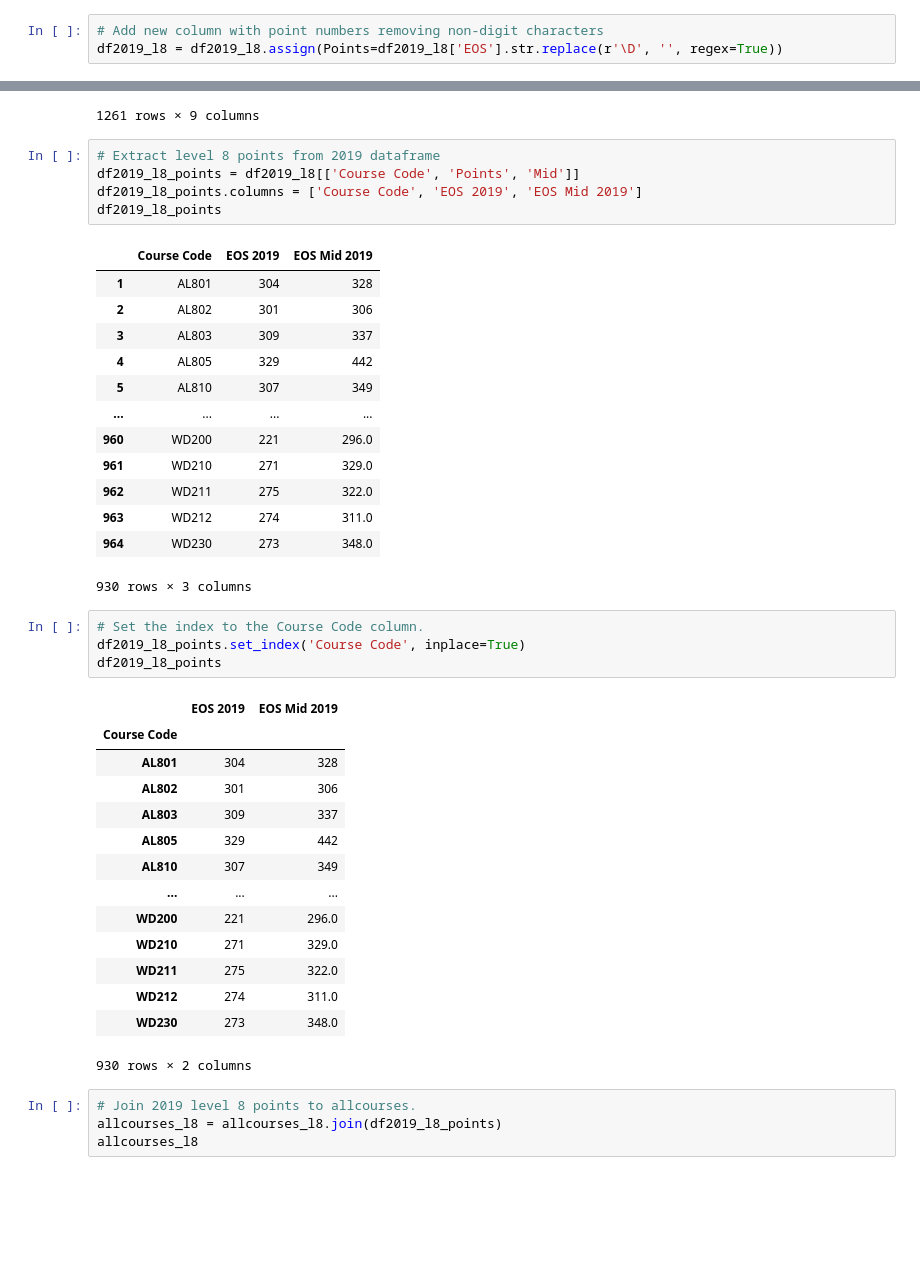
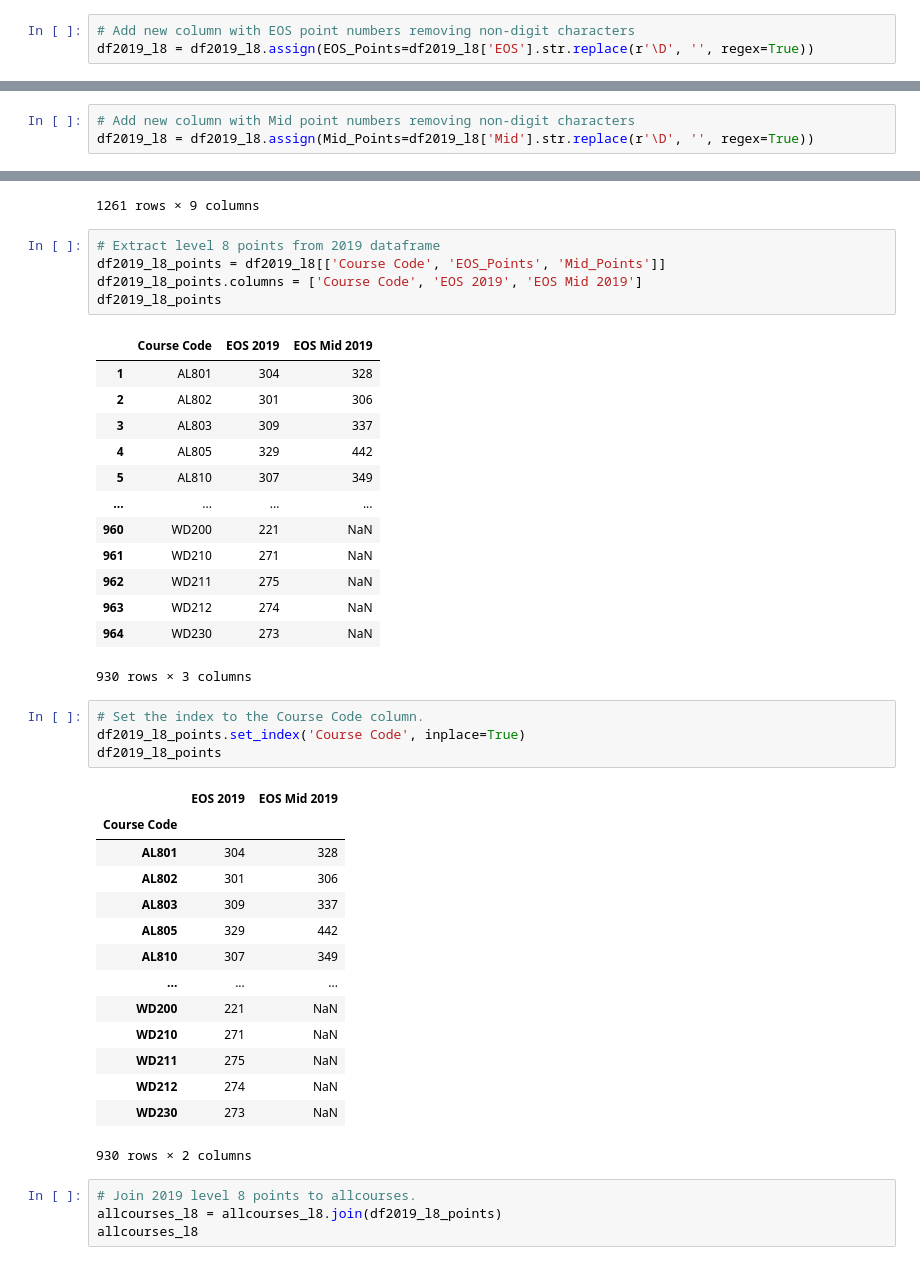
Before and after one commit to andrewjscott/Fundamentals-of-Data-Analysis-Assignment, a Jupyter notebook: cao.ipynb, the cells around one changed output, grey strips where cells are left out. Saved outputs shown, nothing was run; the diff lists cells and outputs as text; blank space fills up the shorter version.

Commit message:
Adding new excel 2021 EOS/Mid points, Mid points from 2019/2018

```diff
--- a/cao.ipynb
+++ b/cao.ipynb
@@ -908,5 +908,5 @@ df2019_l8_aqa
 # %% [output]
 |  | index | Course Code | Course Title | EOS | Mid |
 # %%
-# Add new column with point numbers removing non-digit characters
-df2019_l8 = df2019_l8.assign(Points=df2019_l8['EOS'].str.replace(r'\D', '', regex=True))
+# Add new column with EOS point numbers removing non-digit characters
+df2019_l8 = df2019_l8.assign(EOS_Points=df2019_l8['EOS'].str.replace(r'\D', '', regex=True))
@@ -928,0 +913,3 @@ df2019_l8
+# %%
+# Add new column with Mid point numbers removing non-digit characters
+df2019_l8 = df2019_l8.assign(Mid_Points=df2019_l8['Mid'].str.replace(r'\D', '', regex=True))
@@ -1654,22 +1666,22 @@ allcourses_l8
 1261 rows × 9 columns
 # %%
 # Extract level 8 points from 2019 dataframe
-df2019_l8_points = df2019_l8[['Course Code', 'Points', 'Mid']]
+df2019_l8_points = df2019_l8[['Course Code', 'EOS_Points', 'Mid_Points']]
 df2019_l8_points.columns = ['Course Code', 'EOS 2019', 'EOS Mid 2019']
 df2019_l8_points
 # %% [output]
 |  | Course Code | EOS 2019 | EOS Mid 2019 |
 | 1 | AL801 | 304 | 328 |
 | 2 | AL802 | 301 | 306 |
 | 3 | AL803 | 309 | 337 |
 | 4 | AL805 | 329 | 442 |
 | 5 | AL810 | 307 | 349 |
 | ... | ... | ... | ... |
-| 960 | WD200 | 221 | 296.0 |
-| 961 | WD210 | 271 | 329.0 |
-| 962 | WD211 | 275 | 322.0 |
-| 963 | WD212 | 274 | 311.0 |
-| 964 | WD230 | 273 | 348.0 |
+| 960 | WD200 | 221 | NaN |
+| 961 | WD210 | 271 | NaN |
+| 962 | WD211 | 275 | NaN |
+| 963 | WD212 | 274 | NaN |
+| 964 | WD230 | 273 | NaN |
 930 rows × 3 columns
 # %%
 # Set the index to the Course Code column.
@@ -1684,11 +1696,11 @@ df2019_l8_points
 | AL805 | 329 | 442 |
 | AL810 | 307 | 349 |
 | ... | ... | ... |
-| WD200 | 221 | 296.0 |
-| WD210 | 271 | 329.0 |
-| WD211 | 275 | 322.0 |
-| WD212 | 274 | 311.0 |
-| WD230 | 273 | 348.0 |
+| WD200 | 221 | NaN |
+| WD210 | 271 | NaN |
+| WD211 | 275 | NaN |
+| WD212 | 274 | NaN |
+| WD230 | 273 | NaN |
 930 rows × 2 columns
 # %%
 # Join 2019 level 8 points to allcourses.
```
Also changed, not shown: parts of 44 cells of this notebook, 35 other files.
